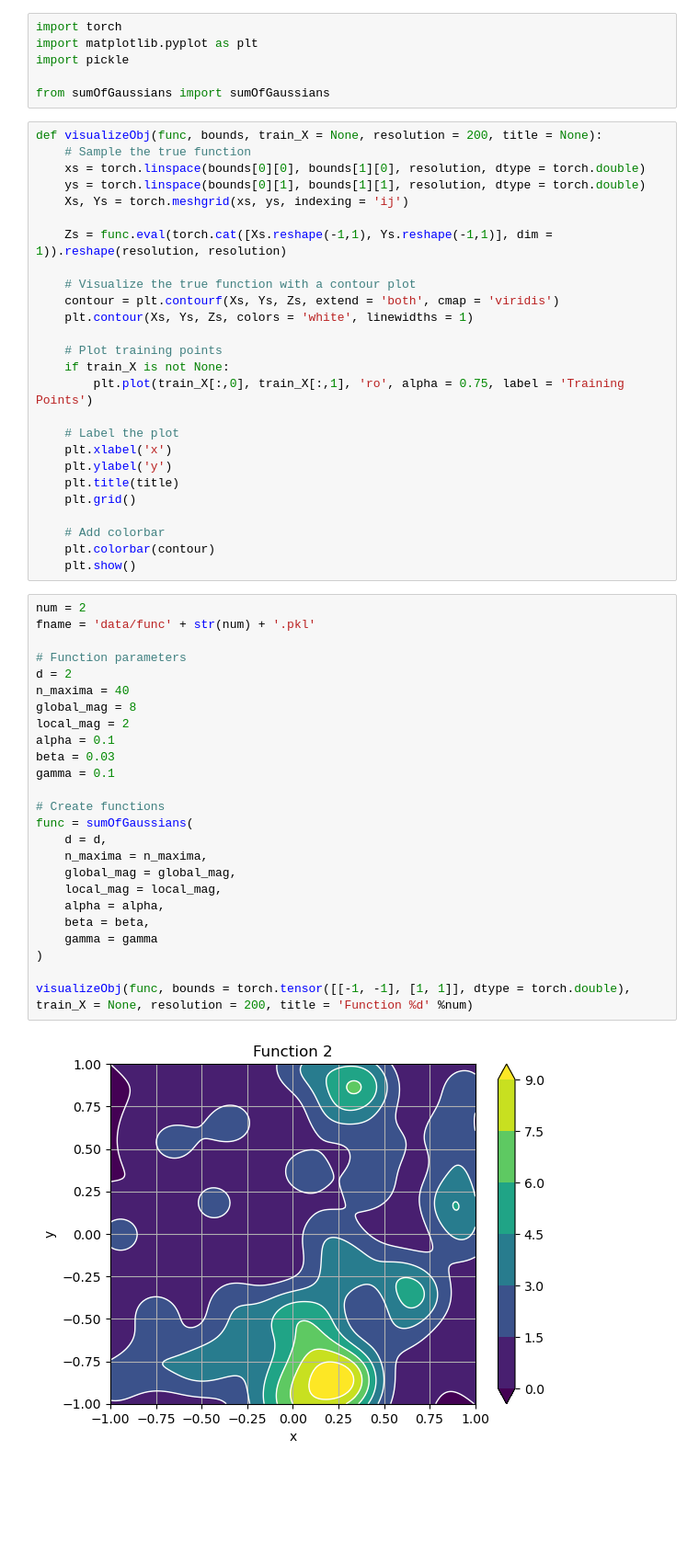
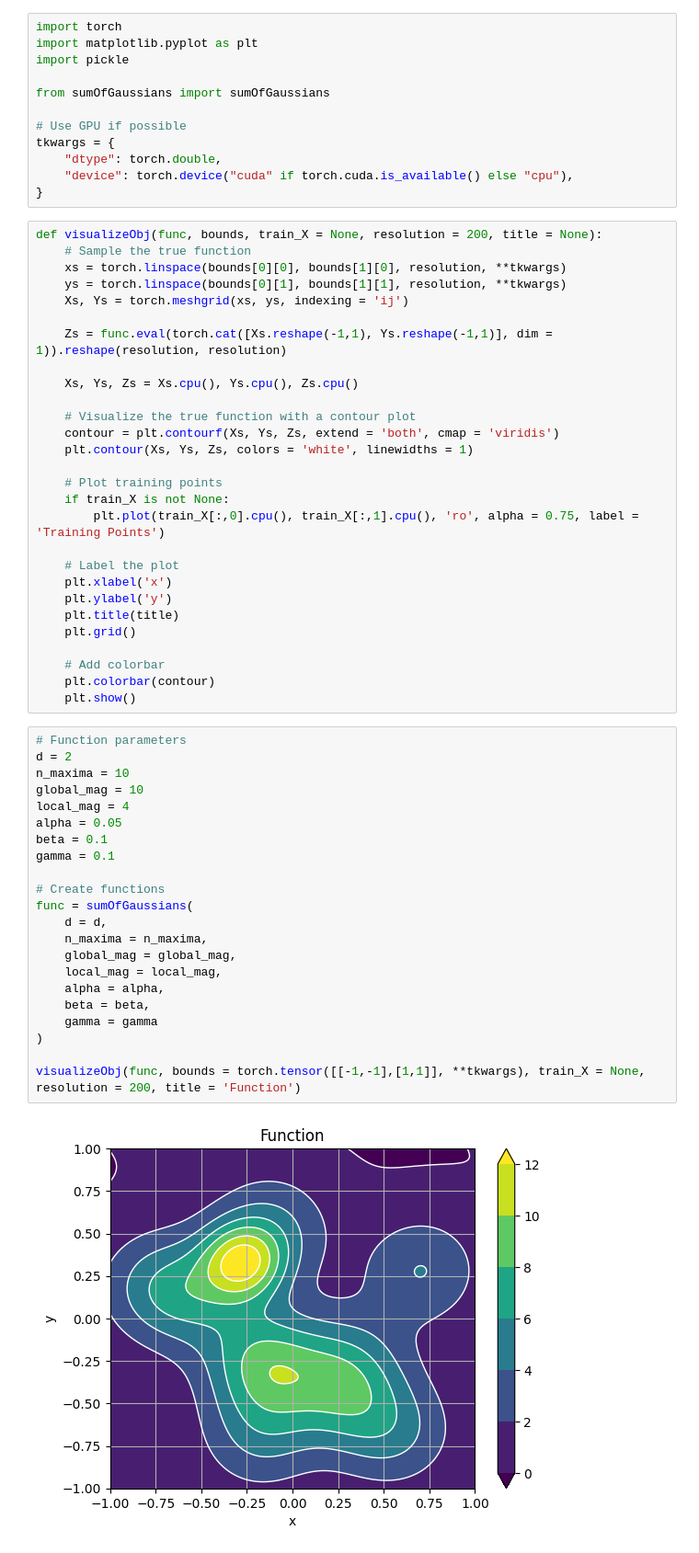
Before and after one commit to danemerson13/cpa-bayesian-opt, a Jupyter notebook: mobo2d/sample2Dfunc.ipynb, the cells around one changed output. Shown: that part at 92% size. Saved outputs shown, nothing was run; the diff lists cells and outputs as text; blank space fills up the shorter version.

```diff
--- a/mobo2d/sample2Dfunc.ipynb
+++ b/mobo2d/sample2Dfunc.ipynb
@@ -4,14 +4,22 @@ import matplotlib.pyplot as plt
 import pickle
 
 from sumOfGaussians import sumOfGaussians
+
+# Use GPU if possible
+tkwargs = {
+    "dtype": torch.double,
+    "device": torch.device("cuda" if torch.cuda.is_available() else "cpu"),
+}
 # %%
 def visualizeObj(func, bounds, train_X = None, resolution = 200, title = None):
     # Sample the true function
-    xs = torch.linspace(bounds[0][0], bounds[1][0], resolution, dtype = torch.double)
-    ys = torch.linspace(bounds[0][1], bounds[1][1], resolution, dtype = torch.double)
+    xs = torch.linspace(bounds[0][0], bounds[1][0], resolution, **tkwargs)
+    ys = torch.linspace(bounds[0][1], bounds[1][1], resolution, **tkwargs)
     Xs, Ys = torch.meshgrid(xs, ys, indexing = 'ij')
 
     Zs = func.eval(torch.cat([Xs.reshape(-1,1), Ys.reshape(-1,1)], dim = 1)).reshape(resolution, resolution)
+
+    Xs, Ys, Zs = Xs.cpu(), Ys.cpu(), Zs.cpu()
 
     # Visualize the true function with a contour plot
     contour = plt.contourf(Xs, Ys, Zs, extend = 'both', cmap = 'viridis')
@@ -19,7 +27,7 @@ def visualizeObj(func, bounds, train_X = None, resolution = 200, title = None):
 
     # Plot training points
     if train_X is not None:
-        plt.plot(train_X[:,0], train_X[:,1], 'ro', alpha = 0.75, label = 'Training Points')
+        plt.plot(train_X[:,0].cpu(), train_X[:,1].cpu(), 'ro', alpha = 0.75, label = 'Training Points')
 
     # Label the plot
     plt.xlabel('x')
@@ -31,30 +39,27 @@ def visualizeObj(func, bounds, train_X = None, resolution = 200, title = None):
     plt.colorbar(contour)
     plt.show()
 # %%
-num = 2
-fname = 'data/func' + str(num) + '.pkl'
-
 # Function parameters
 d = 2
-n_maxima = 40
-global_mag = 8
-local_mag = 2
-alpha = 0.1
-beta = 0.03
+n_maxima = 10
+global_mag = 10
+local_mag = 4
+alpha = 0.05
+beta = 0.1
 gamma = 0.1
 
 # Create functions
 func = sumOfGaussians(
     d = d,
     n_maxima = n_maxima,
     global_mag = global_mag,
     local_mag = local_mag,
     alpha = alpha,
     beta = beta,
     gamma = gamma
 )
 
-visualizeObj(func, bounds = torch.tensor([[-1, -1], [1, 1]], dtype = torch.double), train_X = None, resolution = 200, title = 'Function %d' %num)
+visualizeObj(func, bounds = torch.tensor([[-1,-1],[1,1]], **tkwargs), train_X = None, resolution = 200, title = 'Function')
 # %% [output]
-[figure, old version]
+[figure, new version]
 # %%
```
Also changed, not shown: parts of 4 cells of this notebook, 5 other files.
